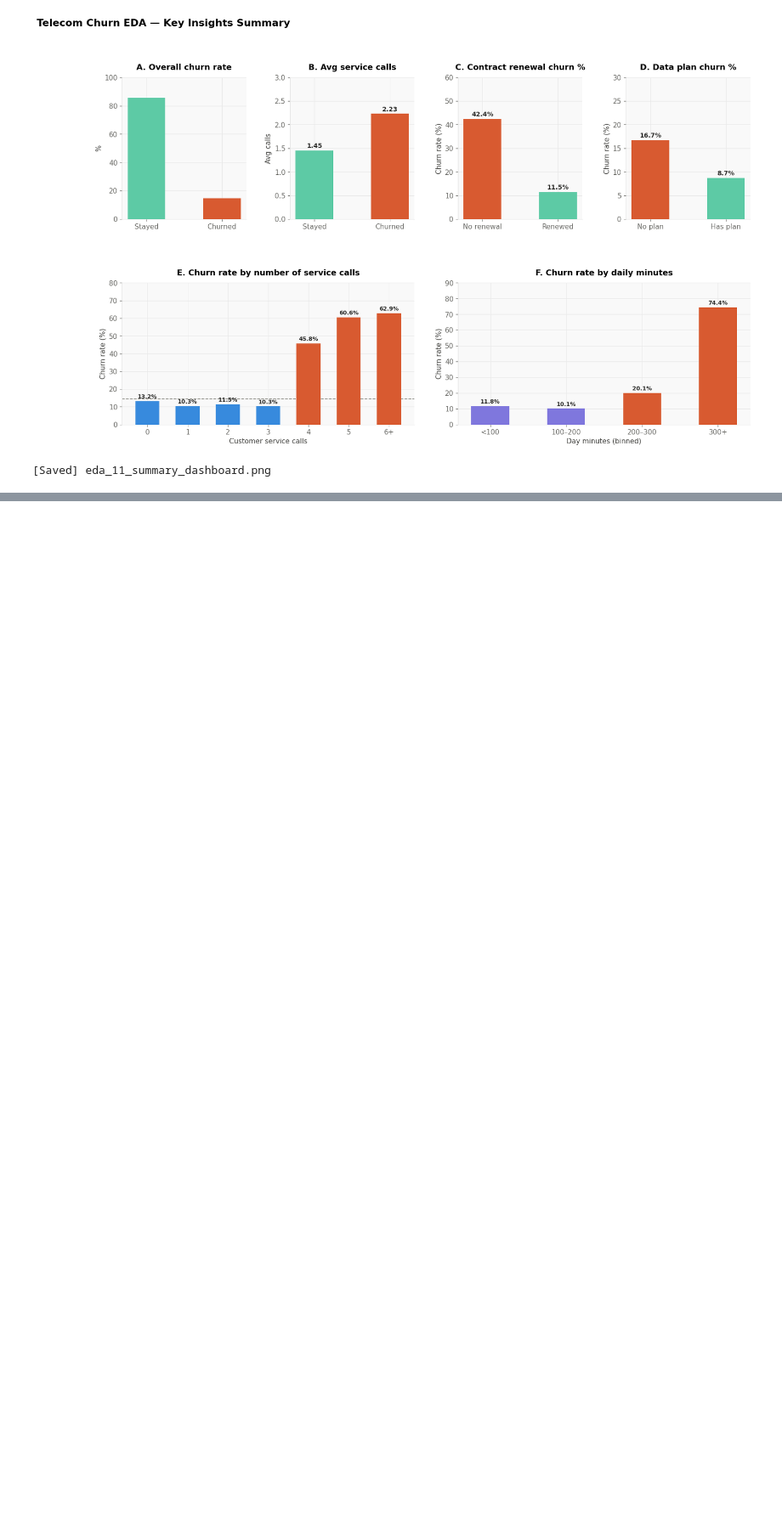
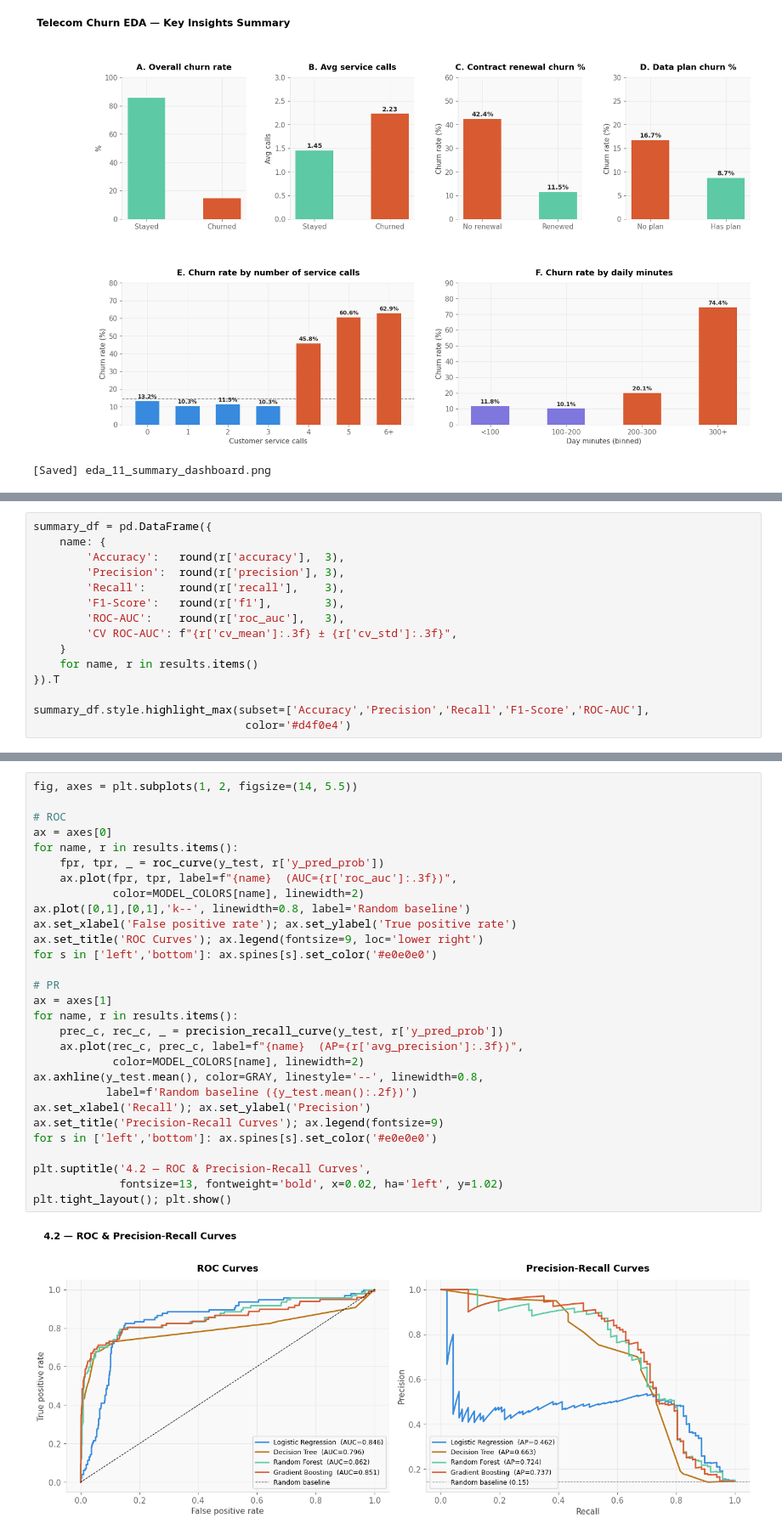
Before and after one commit to nkosimate/CustomerChurnPrediction, a Jupyter notebook: Churn.ipynb, the cells around one changed output, grey strips where cells are left out. Shown at 85% size. Cells and saved outputs as stored; diff of their text form; blank space fills up the shorter version.

Commit message:
finished baseline model

```diff
--- a/Churn.ipynb
+++ b/Churn.ipynb
@@ -581,0 +946,15 @@ All charts saved. EDA complete.
+# %%
+summary_df = pd.DataFrame({
+    name: {
+        'Accuracy':   round(r['accuracy'],  3),
+        'Precision':  round(r['precision'], 3),
+        'Recall':     round(r['recall'],    3),
+        'F1-Score':   round(r['f1'],        3),
+        'ROC-AUC':    round(r['roc_auc'],   3),
+        'CV ROC-AUC': f"{r['cv_mean']:.3f} ± {r['cv_std']:.3f}",
+    }
+    for name, r in results.items()
+}).T
+
+summary_df.style.highlight_max(subset=['Accuracy','Precision','Recall','F1-Score','ROC-AUC'],
+                                color='#d4f0e4')
@@ -581,0 +967,31 @@ All charts saved. EDA complete.
+# %%
+fig, axes = plt.subplots(1, 2, figsize=(14, 5.5))
+
+# ROC
+ax = axes[0]
+for name, r in results.items():
+    fpr, tpr, _ = roc_curve(y_test, r['y_pred_prob'])
+    ax.plot(fpr, tpr, label=f"{name}  (AUC={r['roc_auc']:.3f})",
+            color=MODEL_COLORS[name], linewidth=2)
+ax.plot([0,1],[0,1],'k--', linewidth=0.8, label='Random baseline')
+ax.set_xlabel('False positive rate'); ax.set_ylabel('True positive rate')
+ax.set_title('ROC Curves'); ax.legend(fontsize=9, loc='lower right')
+for s in ['left','bottom']: ax.spines[s].set_color('#e0e0e0')
+
+# PR
+ax = axes[1]
+for name, r in results.items():
+    prec_c, rec_c, _ = precision_recall_curve(y_test, r['y_pred_prob'])
+    ax.plot(rec_c, prec_c, label=f"{name}  (AP={r['avg_precision']:.3f})",
+            color=MODEL_COLORS[name], linewidth=2)
+ax.axhline(y_test.mean(), color=GRAY, linestyle='--', linewidth=0.8,
+           label=f'Random baseline ({y_test.mean():.2f})')
+ax.set_xlabel('Recall'); ax.set_ylabel('Precision')
+ax.set_title('Precision-Recall Curves'); ax.legend(fontsize=9)
+for s in ['left','bottom']: ax.spines[s].set_color('#e0e0e0')
+
+plt.suptitle('4.2 — ROC & Precision-Recall Curves',
+             fontsize=13, fontweight='bold', x=0.02, ha='left', y=1.02)
+plt.tight_layout(); plt.show()
+# %% [output]
+[figure, added]
```
Also changed, not shown: parts of 24 cells of this notebook.
